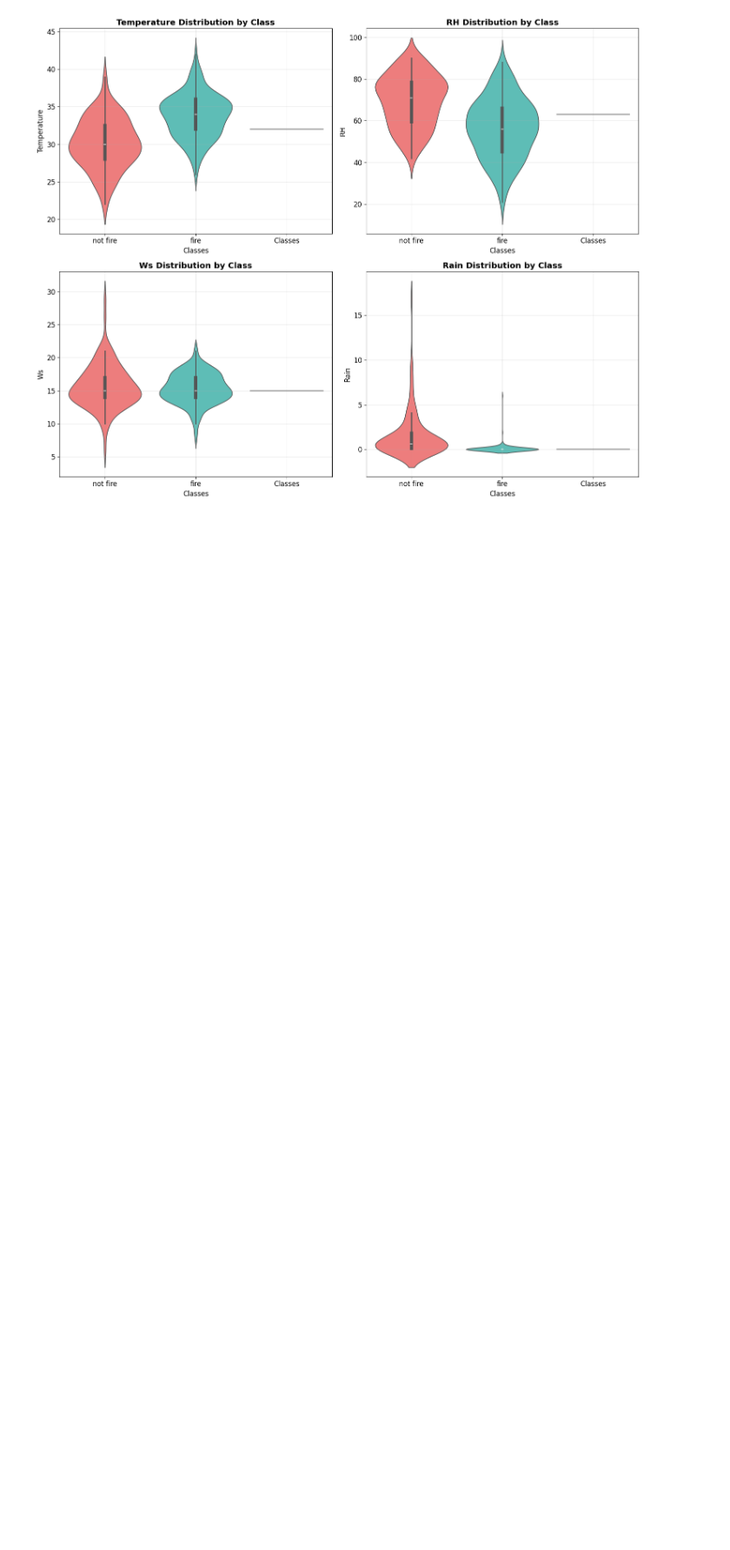
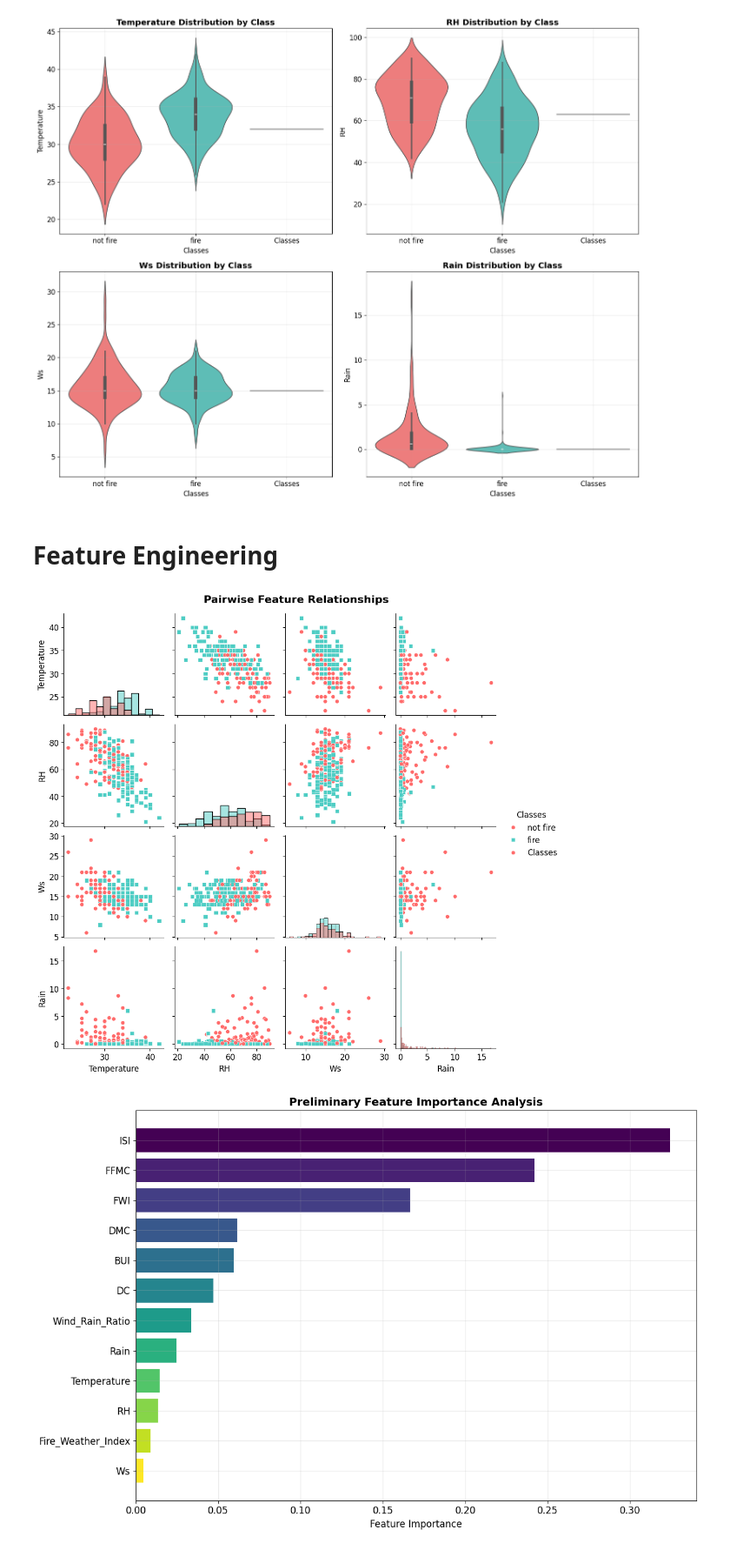
Before and after one commit to Hello-Kitty-1311/Wild-Fire, a Jupyter notebook: code.ipynb, the cells around one changed output. Shown: that part at 87% size. Cells and saved outputs as stored; diff of their text form; code cells hidden in the pictures; blank space fills up the shorter version.

Commit message:
Feature Engineering

```diff
--- a/code.ipynb
+++ b/code.ipynb
@@ -240,3 +240,50 @@ plt.tight_layout()
 plt.show()
 # %% [output]
 [figure]
+# %% [markdown]
+# Feature Engineering
+# %%
+df['Temperature_Risk'] = pd.cut(df['Temperature'], bins=3, labels=['Low', 'Medium', 'High'])
+df['RH_Risk'] = pd.cut(df['RH'], bins=3, labels=['Low', 'Medium', 'High'])
+df['Wind_Rain_Ratio'] = df['Ws'] / (df['Rain'] + 0.01)  # Avoid division by zero
+df['Fire_Weather_Index'] = (df['Temperature'] - df['RH']) * df['Ws'] / (df['Rain'] + 1)
+le_temp = LabelEncoder()
+le_rh = LabelEncoder()
+df['Temperature_Risk_Encoded'] = le_temp.fit_transform(df['Temperature_Risk'])
+df['RH_Risk_Encoded'] = le_rh.fit_transform(df['RH_Risk'])
+
+# Pair Plots
+key_features = ['Temperature', 'RH', 'Ws', 'Rain', 'Classes']
+pair_data = df[key_features].copy()
+
+g = sns.pairplot(pair_data, hue='Classes', palette=['#FF6B6B', '#4ECDC4'],
+                 diag_kind='hist', markers=['o', 's'])
+g.fig.suptitle('Pairwise Feature Relationships', y=1.02, fontsize=16, fontweight='bold')
+plt.show()
+X_temp = df[numeric_features + ['Wind_Rain_Ratio', 'Fire_Weather_Index']].fillna(0)
+y_temp = df['Classes']
+
+le_target = LabelEncoder()
+y_encoded = le_target.fit_transform(y_temp)
+
+rf_temp = RandomForestClassifier(n_estimators=100, random_state=42)
+rf_temp.fit(X_temp, y_encoded)
+
+feature_importance = pd.DataFrame({
+    'feature': X_temp.columns,
+    'importance': rf_temp.feature_importances_
+}).sort_values('importance', ascending=False)
+
+plt.figure(figsize=(12, 8))
+bars = plt.barh(range(len(feature_importance)), feature_importance['importance'],
+                color=plt.cm.viridis(np.linspace(0, 1, len(feature_importance))))
+plt.yticks(range(len(feature_importance)), feature_importance['feature'])
+plt.xlabel('Feature Importance')
+plt.title('Preliminary Feature Importance Analysis', fontsize=14, fontweight='bold')
+plt.gca().invert_yaxis()
+plt.grid(True, alpha=0.3)
+plt.tight_layout()
+plt.show()
+# %% [output]
+[figure, added]
+[figure, added]
```
